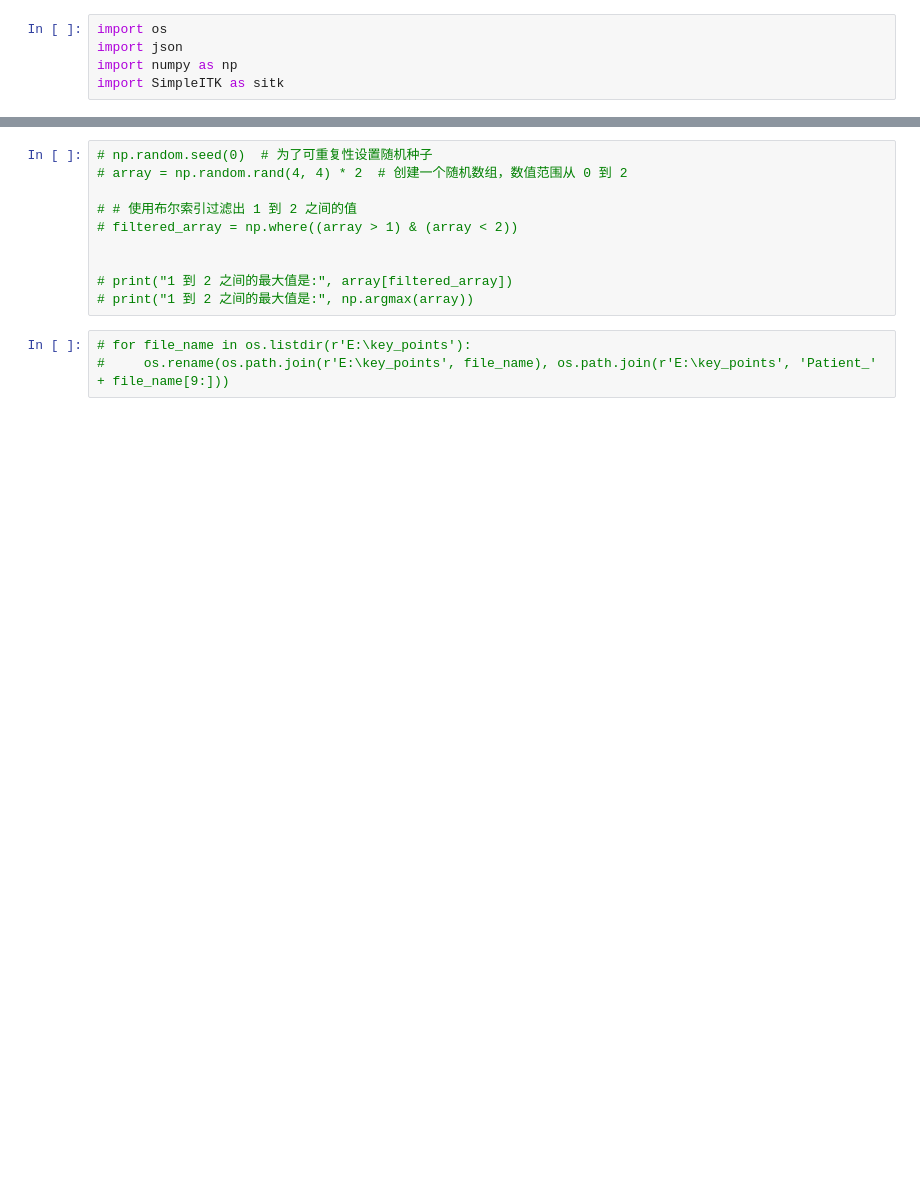
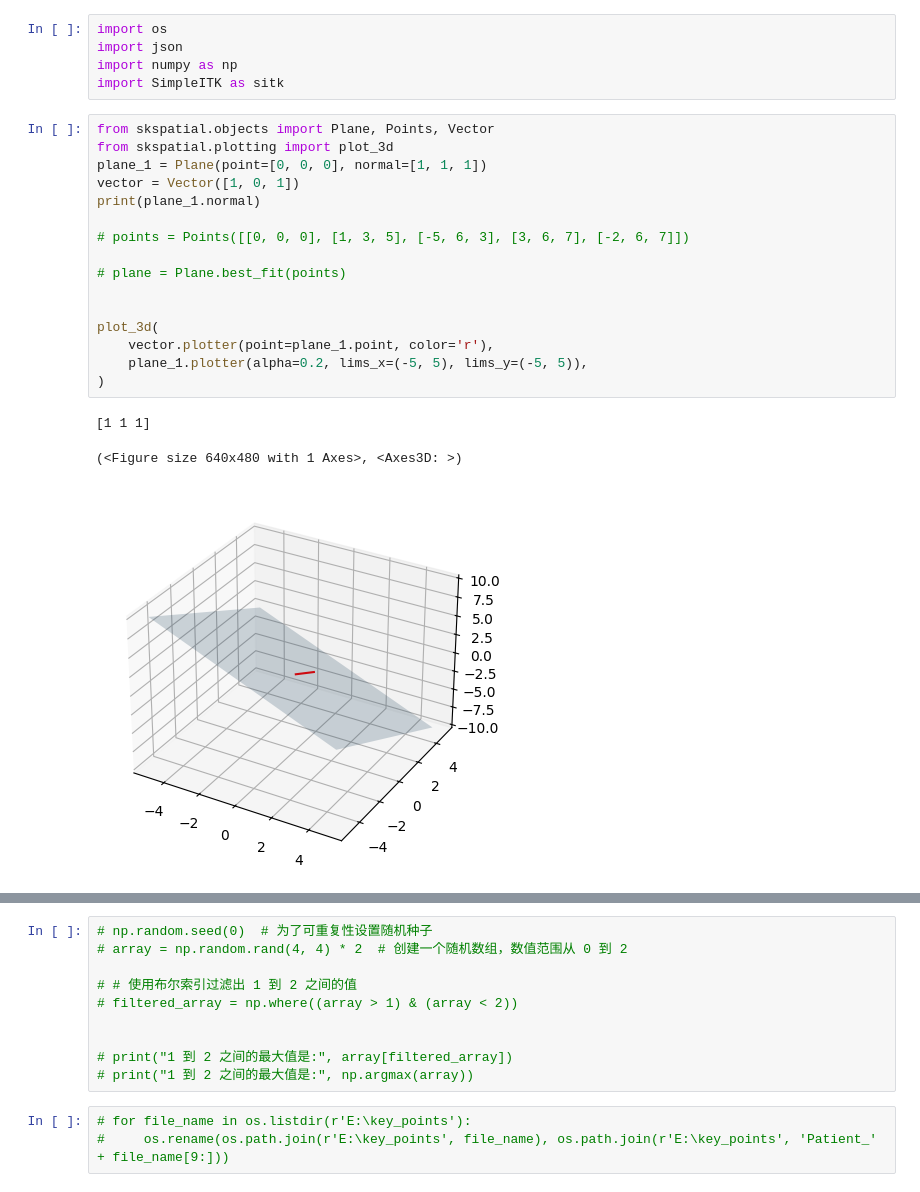
Before and after one commit to Yiveen/nnUNet, a Jupyter notebook: save_points.ipynb, the cells around one changed output, grey strips where cells are left out. Saved outputs shown, nothing was run; the diff lists cells and outputs as text; blank space fills up the shorter version.

```diff
--- a/save_points.ipynb
+++ b/save_points.ipynb
@@ -3,3 +3,23 @@ import os
 import json
 import numpy as np
 import SimpleITK as sitk
+# %%
+from skspatial.objects import Plane, Points, Vector
+from skspatial.plotting import plot_3d
+plane_1 = Plane(point=[0, 0, 0], normal=[1, 1, 1])
+vector = Vector([1, 0, 1])
+print(plane_1.normal)
+
+# points = Points([[0, 0, 0], [1, 3, 5], [-5, 6, 3], [3, 6, 7], [-2, 6, 7]])
+
+# plane = Plane.best_fit(points)
+
+
+plot_3d(
+    vector.plotter(point=plane_1.point, color='r'),
+    plane_1.plotter(alpha=0.2, lims_x=(-5, 5), lims_y=(-5, 5)),
+)
+# %% [output]
+[1 1 1]
+(<Figure size 640x480 with 1 Axes>, <Axes3D: >)
+[figure, added]
```
Also changed, not shown: parts of 7 cells of this notebook, 36 other files.
